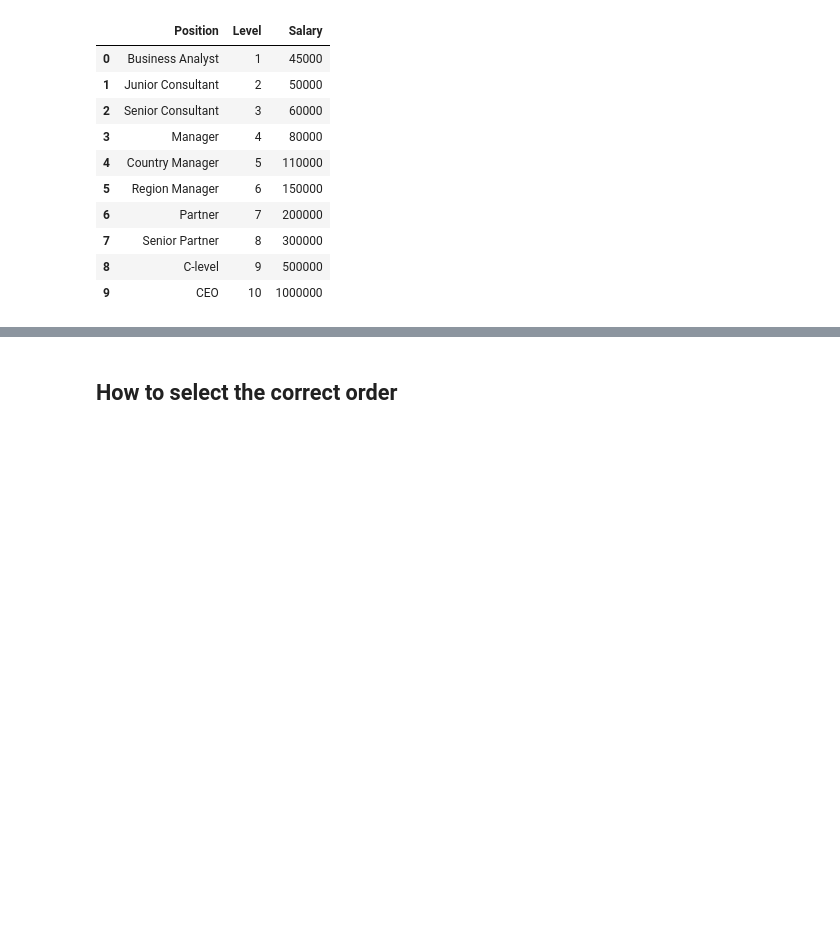
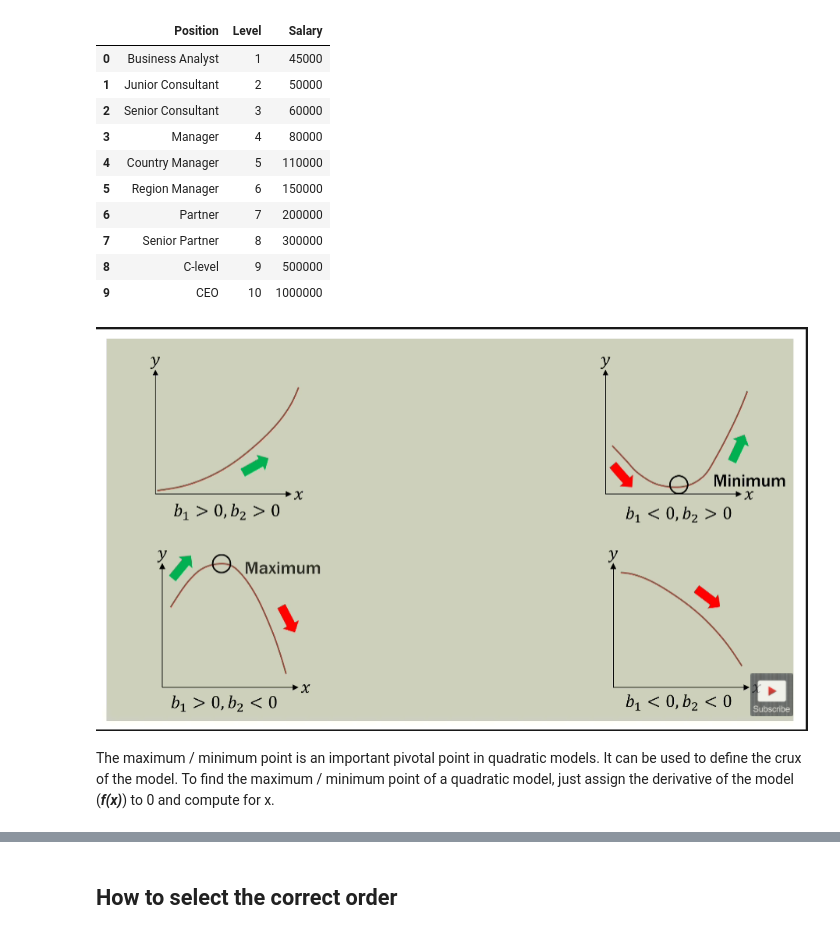
Before and after one commit to yashpundir/ML, a Jupyter notebook: Regression/Polynomial Linear Regression/polynomial_regression.ipynb, the cells around one changed output, grey strips where cells are left out. Cells and saved outputs as stored; diff of their text form; code cells hidden in the pictures; blank space fills up the shorter version.

```diff
--- a/Regression/Polynomial Linear Regression/polynomial_regression.ipynb
+++ b/Regression/Polynomial Linear Regression/polynomial_regression.ipynb
@@ -228,0 +244,6 @@ df
+# %%
+Image('CAPTURE3.PNG',width=800,height=450,embed=True)
+# %% [output]
+[figure, added]
+# %% [markdown]
+<font size='3.5'>The maximum / minimum point is an important pivotal point in quadratic models. It can be used to define the crux of the model. To find the maximum / minimum point of a quadratic model, just assign the derivative of the model (<b><i>f(x)</i></b>) to 0 and compute for x.</font>
```
Also changed, not shown: parts of 15 cells of this notebook, 8 other files.
